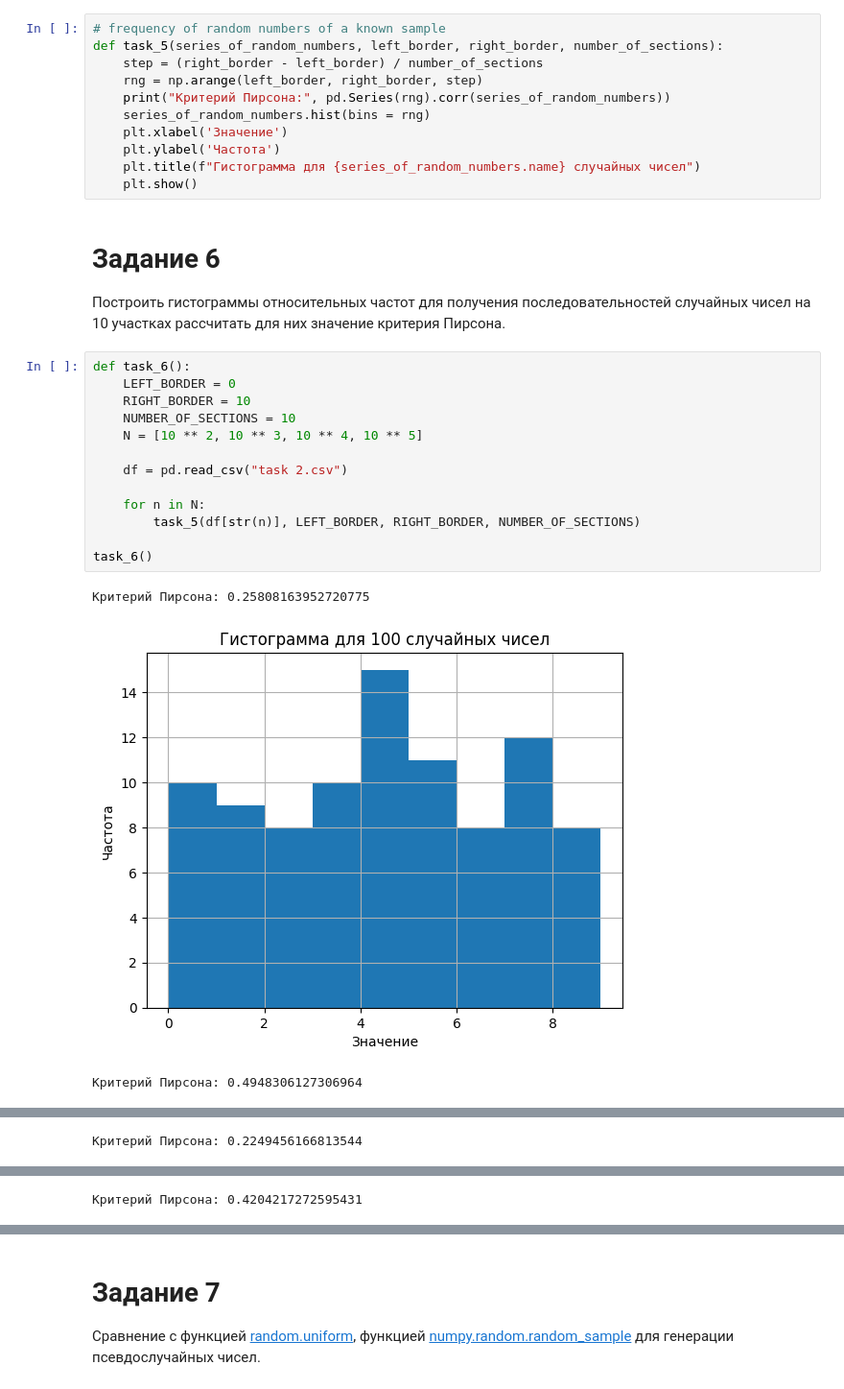
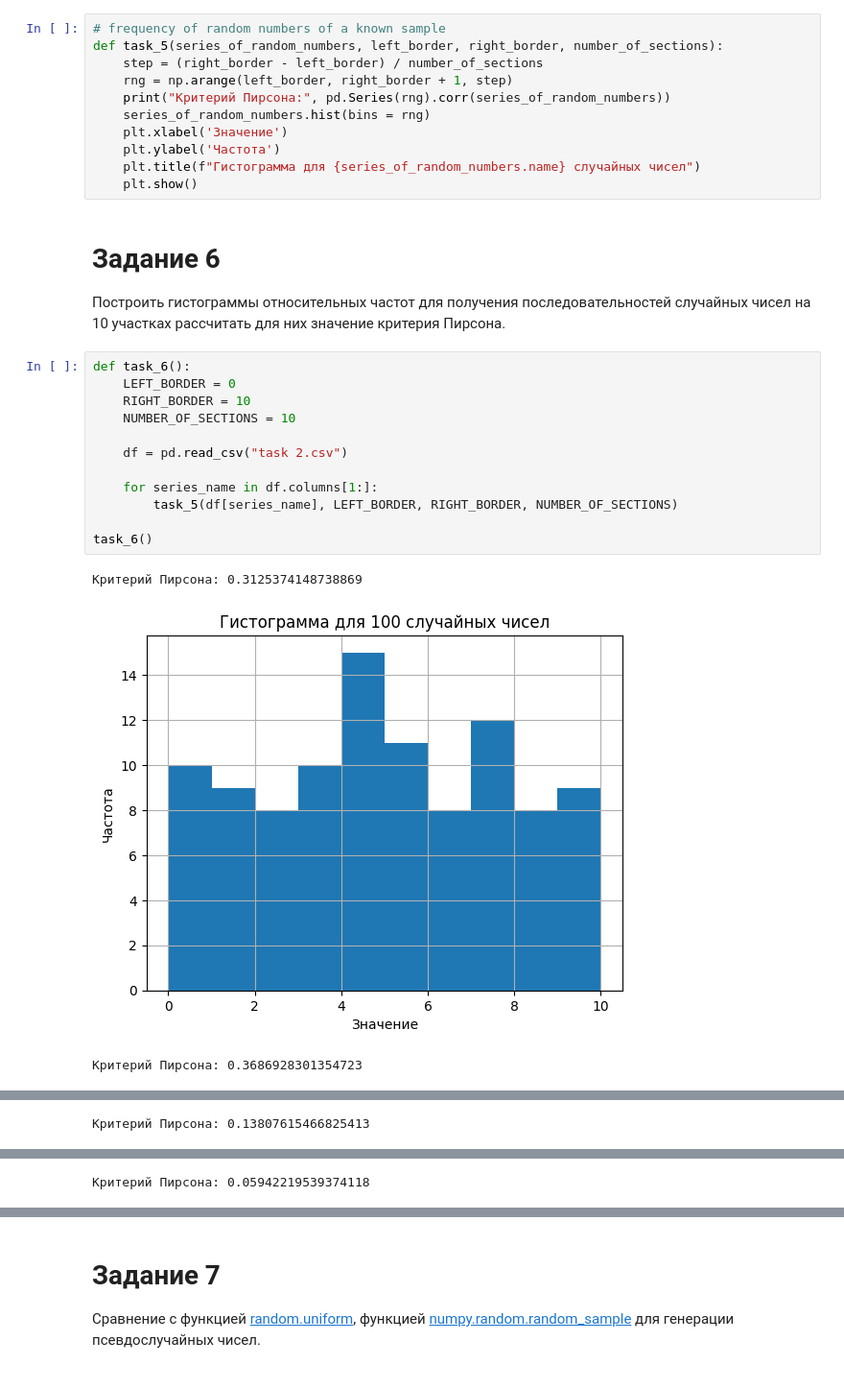
Before and after one commit to ValeryVerkhoturov/systems-modeling, a Jupyter notebook: практика 2/practice 2.ipynb, the cells around one changed output, grey strips where cells are left out. Shown: that part at 96% size. Drawn from its saved outputs; the diff is of its cells as text.

Commit message:
Fix series range

```diff
--- a/практика 2/practice 2.ipynb
+++ b/практика 2/practice 2.ipynb
@@ -107,7 +107,7 @@ print(task_4())
 # frequency of random numbers of a known sample
 def task_5(series_of_random_numbers, left_border, right_border, number_of_sections):
     step = (right_border - left_border) / number_of_sections
-    rng = np.arange(left_border, right_border, step)
+    rng = np.arange(left_border, right_border + 1, step)
     print("Критерий Пирсона:", pd.Series(rng).corr(series_of_random_numbers))
     series_of_random_numbers.hist(bins = rng)
     plt.xlabel('Значение')
@@ -121,17 +121,16 @@ def task_5(series_of_random_numbers, left_border, right_border, number_of_sectio
 # %%
 def task_6():
     LEFT_BORDER = 0
     RIGHT_BORDER = 10
     NUMBER_OF_SECTIONS = 10
-    N = [10 ** 2, 10 ** 3, 10 ** 4, 10 ** 5]
 
     df = pd.read_csv("task 2.csv")
 
-    for n in N:
-        task_5(df[str(n)], LEFT_BORDER, RIGHT_BORDER, NUMBER_OF_SECTIONS)
+    for series_name in df.columns[1:]:
+        task_5(df[series_name], LEFT_BORDER, RIGHT_BORDER, NUMBER_OF_SECTIONS)
 
 task_6()
 # %% [output]
-Критерий Пирсона: 0.25808163952720775
+Критерий Пирсона: 0.3125374148738869
-[figure, old version]
+[figure, new version]
-Критерий Пирсона: 0.4948306127306964
+Критерий Пирсона: 0.3686928301354723
@@ -139 +138 @@ task_6()
-Критерий Пирсона: 0.2249456166813544
+Критерий Пирсона: 0.13807615466825413
@@ -141 +140 @@ task_6()
-Критерий Пирсона: 0.4204217272595431
+Критерий Пирсона: 0.05942219539374118
```
Also changed, not shown: parts of 2 cells of this notebook.
